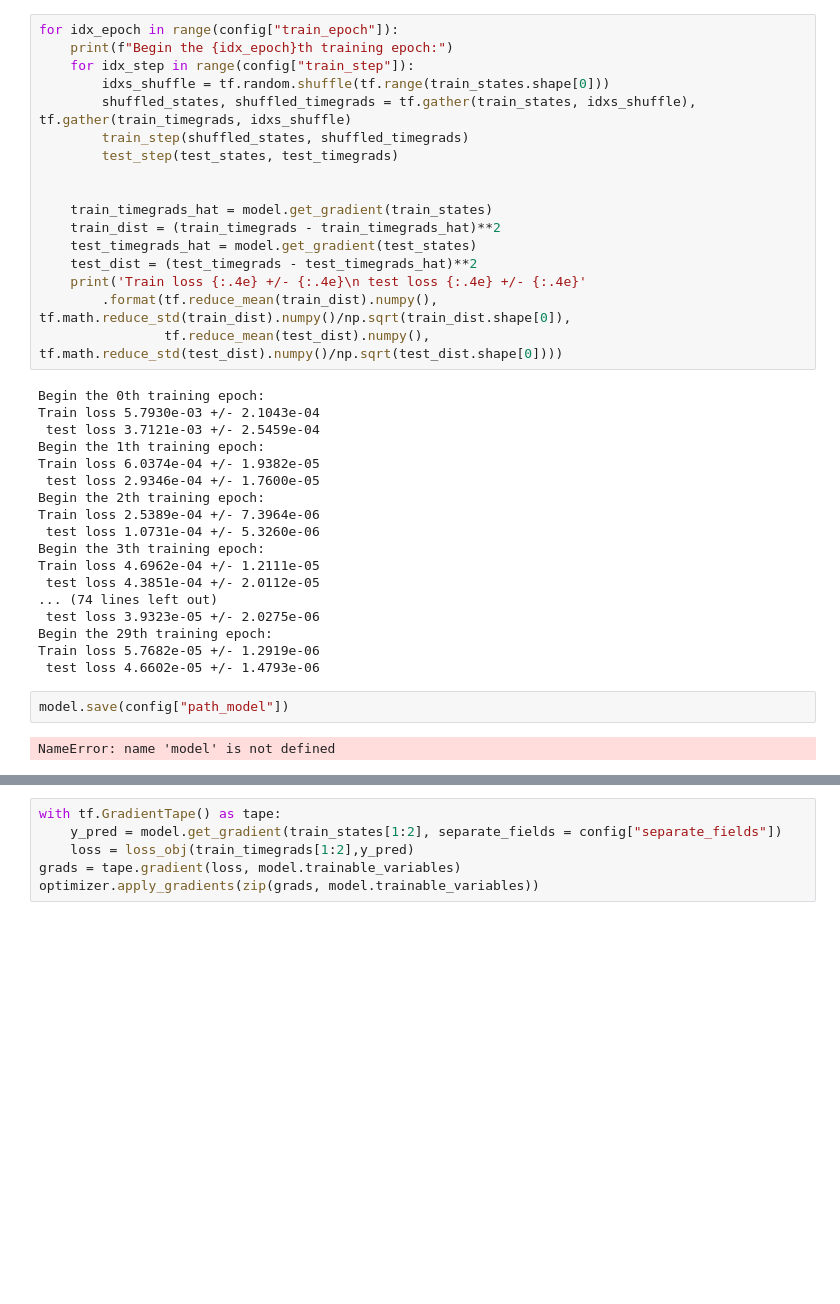
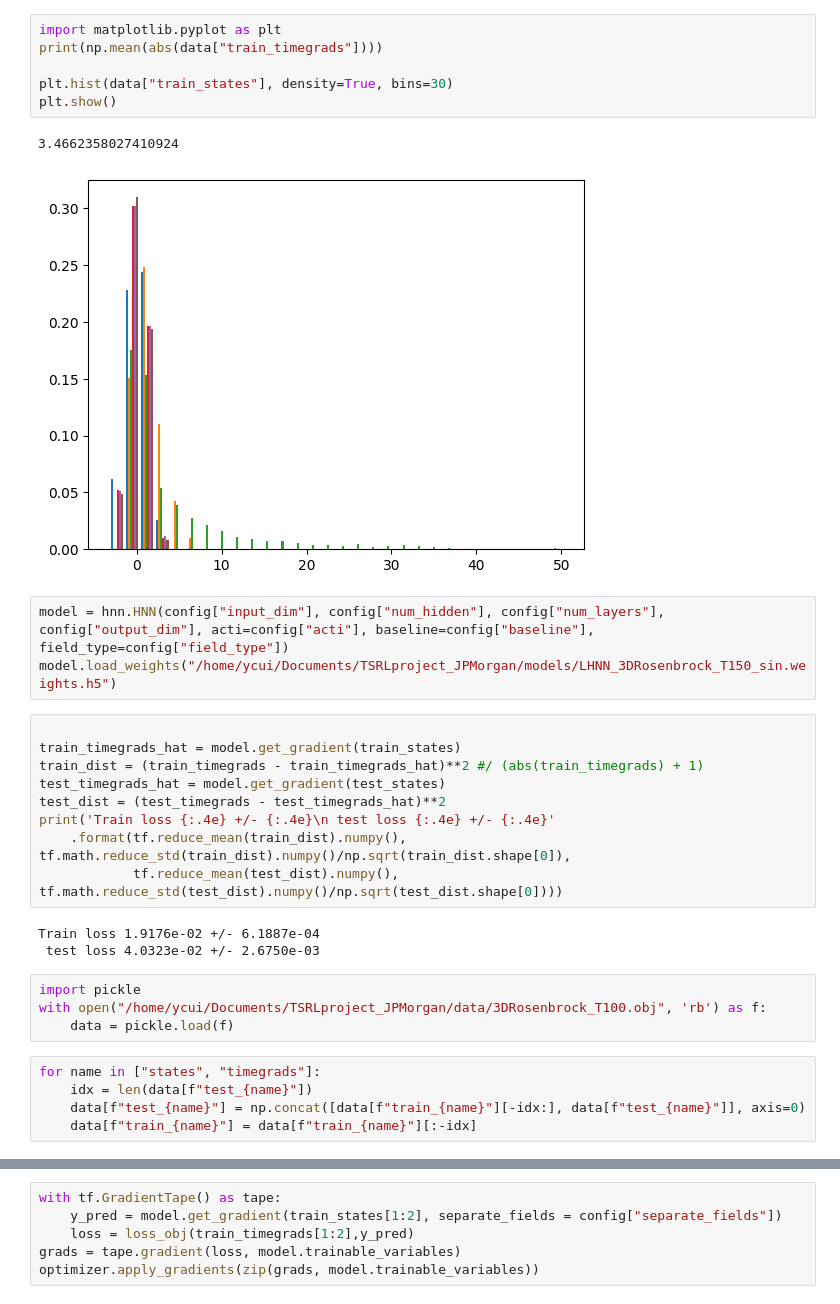
Before and after one commit to YedaCui/TSRLproject_JPMorgan, a Jupyter notebook: src/train.ipynb, the cells around one changed output, grey strips where cells are left out. Drawn from its saved outputs; the diff is of its cells as text; blank space fills up the shorter version.

```diff
--- a/src/train.ipynb
+++ b/src/train.ipynb
@@ -84,39 +135,33 @@ def test_step(x,y):
+# %%
+import matplotlib.pyplot as plt
+print(np.mean(abs(data["train_timegrads"])))
+
+plt.hist(data["train_states"], density=True, bins=30)
+plt.show()
+# %% [output]
+3.4662358027410924
+[figure, added]
+# %%
+model = hnn.HNN(config["input_dim"], config["num_hidden"], config["num_layers"], config["output_dim"], acti=config["acti"], baseline=config["baseline"], field_type=config["field_type"])
+model.load_weights("/home/ycui/Documents/TSRLproject_JPMorgan/models/LHNN_3DRosenbrock_T150_sin.weights.h5")
 # %%
-for idx_epoch in range(config["train_epoch"]):
-    print(f"Begin the {idx_epoch}th training epoch:")
-    for idx_step in range(config["train_step"]):
-        idxs_shuffle = tf.random.shuffle(tf.range(train_states.shape[0]))
-        shuffled_states, shuffled_timegrads = tf.gather(train_states, idxs_shuffle), tf.gather(train_timegrads, idxs_shuffle)
-        train_step(shuffled_states, shuffled_timegrads)
-        test_step(test_states, test_timegrads)
 
-
-    train_timegrads_hat = model.get_gradient(train_states)
-    train_dist = (train_timegrads - train_timegrads_hat)**2
-    test_timegrads_hat = model.get_gradient(test_states)
-    test_dist = (test_timegrads - test_timegrads_hat)**2
-    print('Train loss {:.4e} +/- {:.4e}\n test loss {:.4e} +/- {:.4e}'
-        .format(tf.reduce_mean(train_dist).numpy(), tf.math.reduce_std(train_dist).numpy()/np.sqrt(train_dist.shape[0]),
-                tf.reduce_mean(test_dist).numpy(),  tf.math.reduce_std(test_dist).numpy()/np.sqrt(test_dist.shape[0])))
+train_timegrads_hat = model.get_gradient(train_states)
+train_dist = (train_timegrads - train_timegrads_hat)**2 #/ (abs(train_timegrads) + 1)
+test_timegrads_hat = model.get_gradient(test_states)
+test_dist = (test_timegrads - test_timegrads_hat)**2
+print('Train loss {:.4e} +/- {:.4e}\n test loss {:.4e} +/- {:.4e}'
+    .format(tf.reduce_mean(train_dist).numpy(), tf.math.reduce_std(train_dist).numpy()/np.sqrt(train_dist.shape[0]),
+            tf.reduce_mean(test_dist).numpy(),  tf.math.reduce_std(test_dist).numpy()/np.sqrt(test_dist.shape[0])))
 # %% [output]
-Begin the 0th training epoch:
-Train loss 5.7930e-03 +/- 2.1043e-04
- test loss 3.7121e-03 +/- 2.5459e-04
-Begin the 1th training epoch:
-Train loss 6.0374e-04 +/- 1.9382e-05
- test loss 2.9346e-04 +/- 1.7600e-05
-Begin the 2th training epoch:
-Train loss 2.5389e-04 +/- 7.3964e-06
- test loss 1.0731e-04 +/- 5.3260e-06
-Begin the 3th training epoch:
-Train loss 4.6962e-04 +/- 1.2111e-05
- test loss 4.3851e-04 +/- 2.0112e-05
-... (74 lines left out)
- test loss 3.9323e-05 +/- 2.0275e-06
-Begin the 29th training epoch:
-Train loss 5.7682e-05 +/- 1.2919e-06
- test loss 4.6602e-05 +/- 1.4793e-06
+Train loss 1.9176e-02 +/- 6.1887e-04
+ test loss 4.0323e-02 +/- 2.6750e-03
-# %%
-model.save(config["path_model"])
-# %% [output]
-NameError: name 'model' is not defined
+# %%
+import pickle
+with open("/home/ycui/Documents/TSRLproject_JPMorgan/data/3DRosenbrock_T100.obj", 'rb') as f:
+    data = pickle.load(f)
+# %%
+for name in ["states", "timegrads"]:
+    idx = len(data[f"test_{name}"])
+    data[f"test_{name}"] = np.concat([data[f"train_{name}"][-idx:], data[f"test_{name}"]], axis=0)
+    data[f"train_{name}"] = data[f"train_{name}"][:-idx]
```
Also changed, not shown: parts of 14 cells of this notebook, 5 other files.
